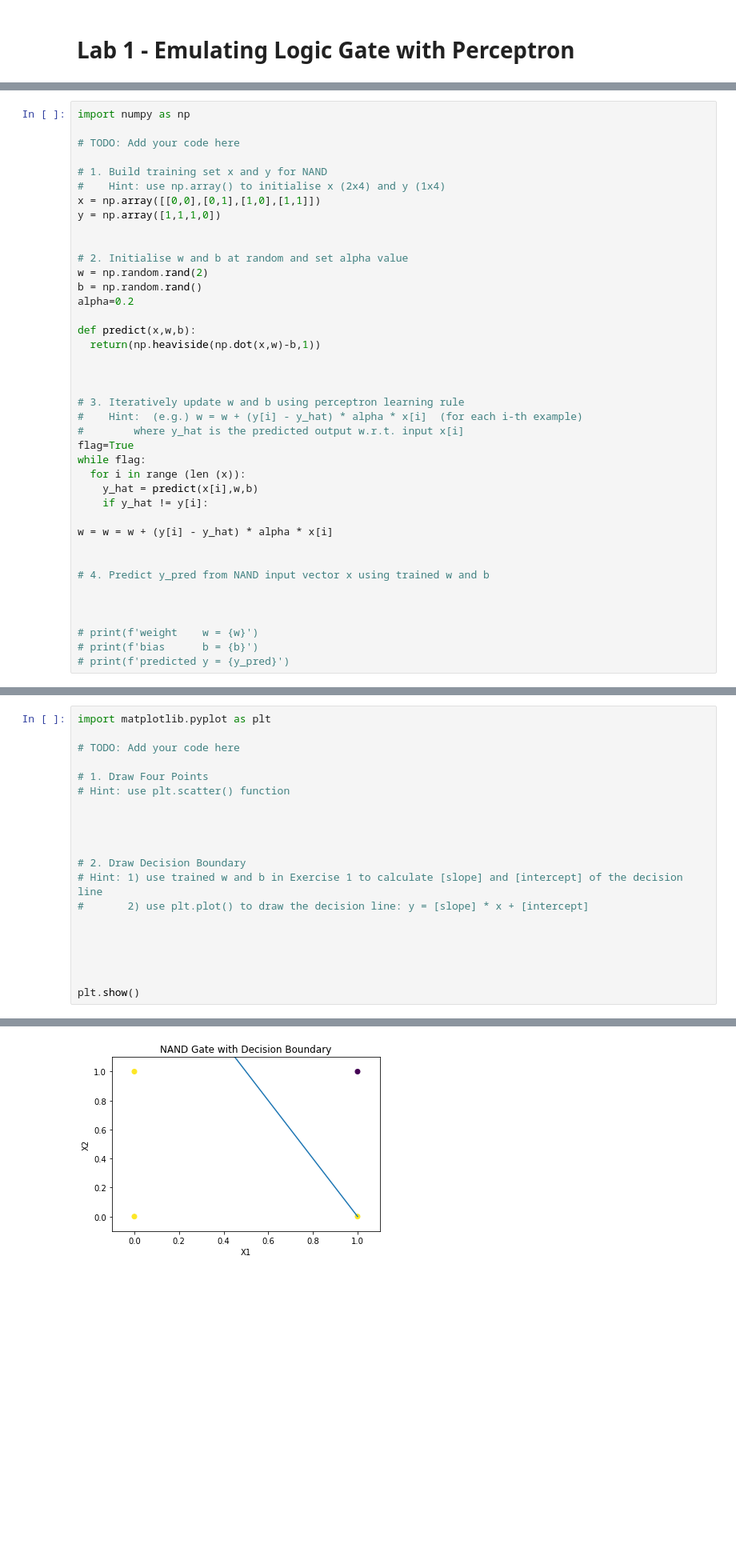
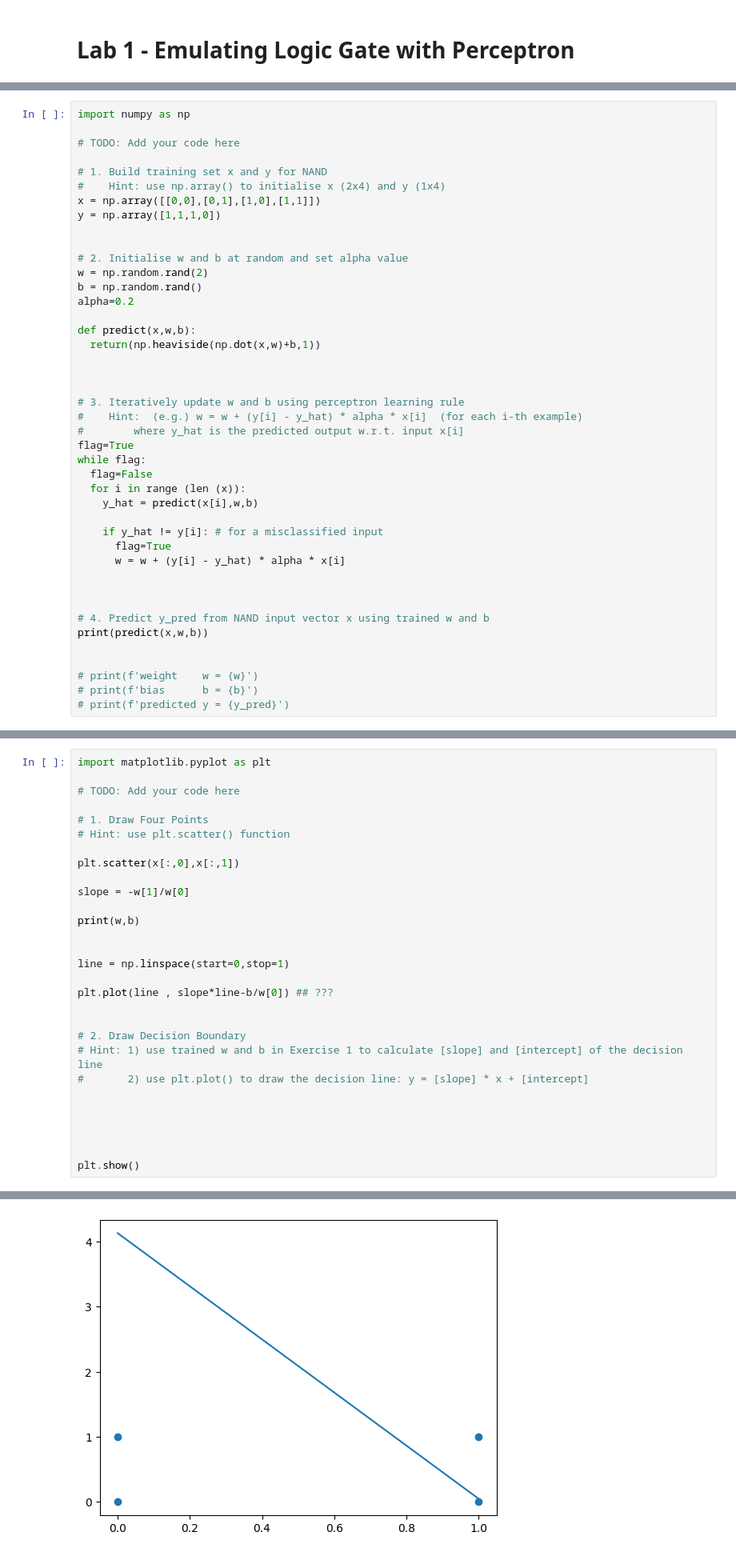
Before and after one commit to JamesElcock/CS331, a Jupyter notebook: Lab_1_Perceptron.ipynb, the cells around one changed output, grey strips where cells are left out. Shown: that part at 80% size. Saved outputs shown, nothing was run; the diff lists cells and outputs as text; blank space fills up the shorter version.

```diff
--- a/Lab_1_Perceptron.ipynb
+++ b/Lab_1_Perceptron.ipynb
@@ -73,7 +73,7 @@ b = np.random.rand()
 alpha=0.2
 
 def predict(x,w,b):
-  return(np.heaviside(np.dot(x,w)-b,1))
+  return(np.heaviside(np.dot(x,w)+b,1))
 
 
 
@@ -82,15 +82,18 @@ def predict(x,w,b):
 #        where y_hat is the predicted output w.r.t. input x[i]
 flag=True
 while flag:
+  flag=False
   for i in range (len (x)):
     y_hat = predict(x[i],w,b)
-    if y_hat != y[i]:
 
-w = w = w + (y[i] - y_hat) * alpha * x[i]
+    if y_hat != y[i]: # for a misclassified input
+      flag=True
+      w = w + (y[i] - y_hat) * alpha * x[i]
+
 
 
 # 4. Predict y_pred from NAND input vector x using trained w and b
-
+print(predict(x,w,b))
 
 
 # print(f'weight    w = {w}')
@@ -137,7 +123,16 @@ import matplotlib.pyplot as plt
 # 1. Draw Four Points
 # Hint: use plt.scatter() function
 
+plt.scatter(x[:,0],x[:,1])
 
+slope = -w[1]/w[0]
+
+print(w,b)
+
+
+line = np.linspace(start=0,stop=1)
+
+plt.plot(line , slope*line-b/w[0]) ## ???
 
 
 # 2. Draw Decision Boundary
@@ -153,4 +149,4 @@ plt.show()
-[figure, old version]
+[figure, new version]
 # %% [markdown]
 ## Optimisation 1. Unified Weight Vector and Bias Training
 
```
Also changed, not shown: parts of 6 cells of this notebook.
